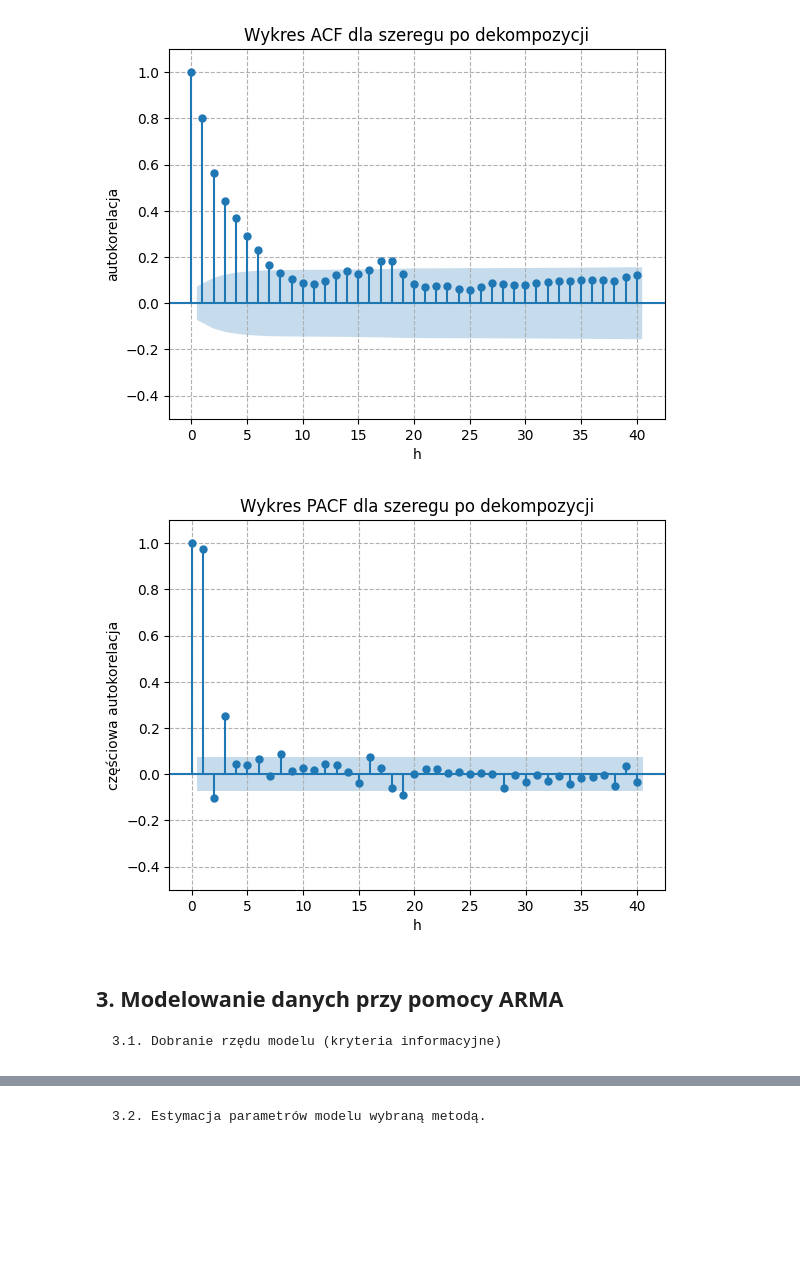
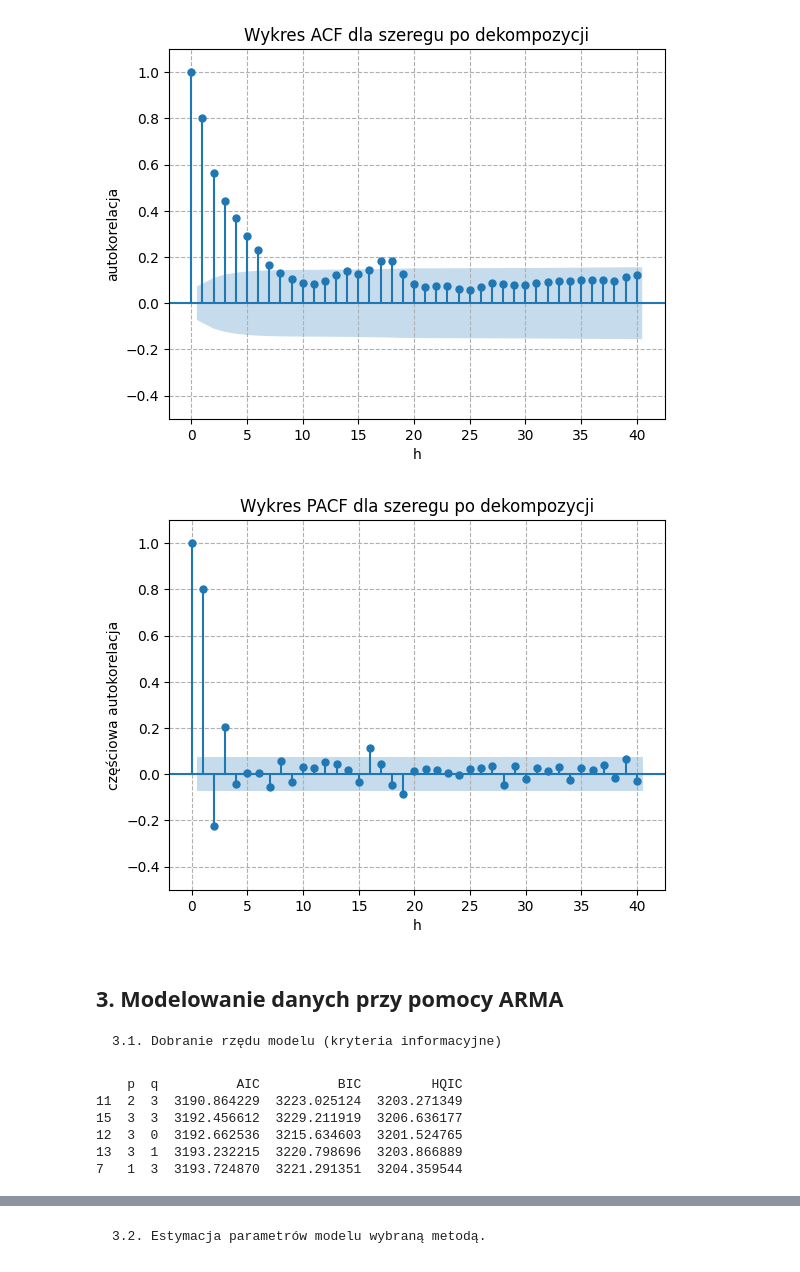
Before and after one commit to MagdalenaSudol/Model_ARMA, a Jupyter notebook: raport.ipynb, the cells around one changed output, grey strips where cells are left out. Cells and saved outputs as stored; diff of their text form; code cells hidden in the pictures; blank space fills up the shorter version.

```diff
--- a/raport.ipynb
+++ b/raport.ipynb
@@ -287,17 +280,18 @@ plt.show()
 # %% [output]
 [figure]
 # %%
-plot_pacf(Xt, lags=h, method='ywm')
+#zmiana: w plot_pacf podany był szereg Xt (sprzed dekompozycji)
+plot_pacf(Yt, lags=h, method='ywm')
 plt.title("Wykres PACF dla szeregu po dekompozycji")
 plt.grid(True, linestyle='--')
 plt.xlabel('h')
 plt.ylabel('częściowa autokorelacja')
 plt.ylim(-0.5,1.1)
 
 plt.savefig('PACF_data.png', bbox_inches='tight')
 plt.show()
 # %% [output]
-[figure, old version]
+[figure, new version]
 # %% [markdown]
 ## 3. Modelowanie danych przy pomocy ARMA
 
@@ -304,0 +327,10 @@ plt.show()
+# %%
+#posortowanie wartości wg wartości AIC (od najmniejszej)
+print(df.sort_values(by='AIC').head())
+# %% [output]
+    p  q          AIC          BIC         HQIC
+11  2  3  3190.864229  3223.025124  3203.271349
+15  3  3  3192.456612  3229.211919  3206.636177
+12  3  0  3192.662536  3215.634603  3201.524765
+13  3  1  3193.232215  3220.798696  3203.866889
+7   1  3  3193.724870  3221.291351  3204.359544
```
Also changed, not shown: parts of 4 cells of this notebook, 1 other file.
